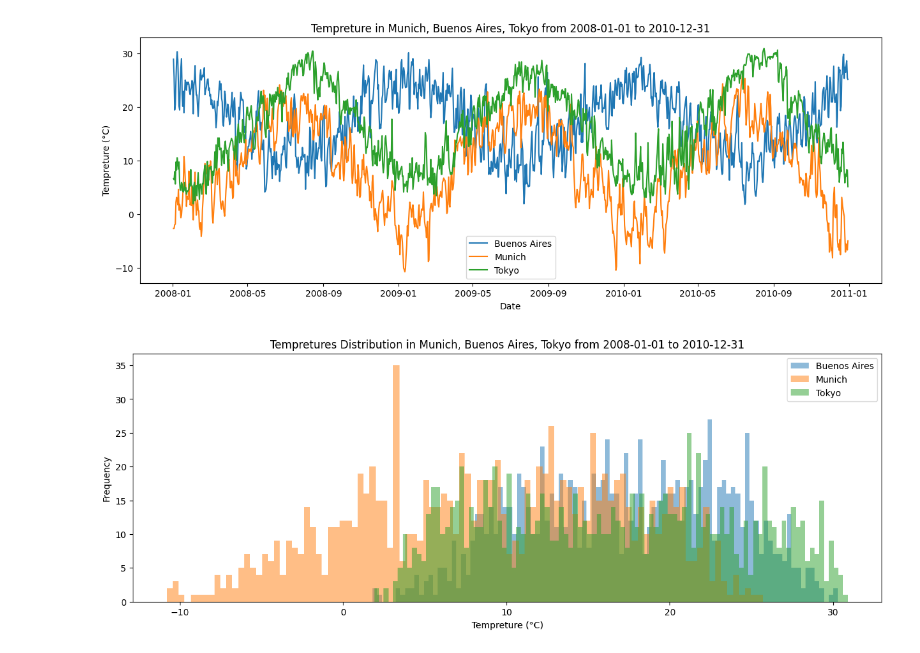
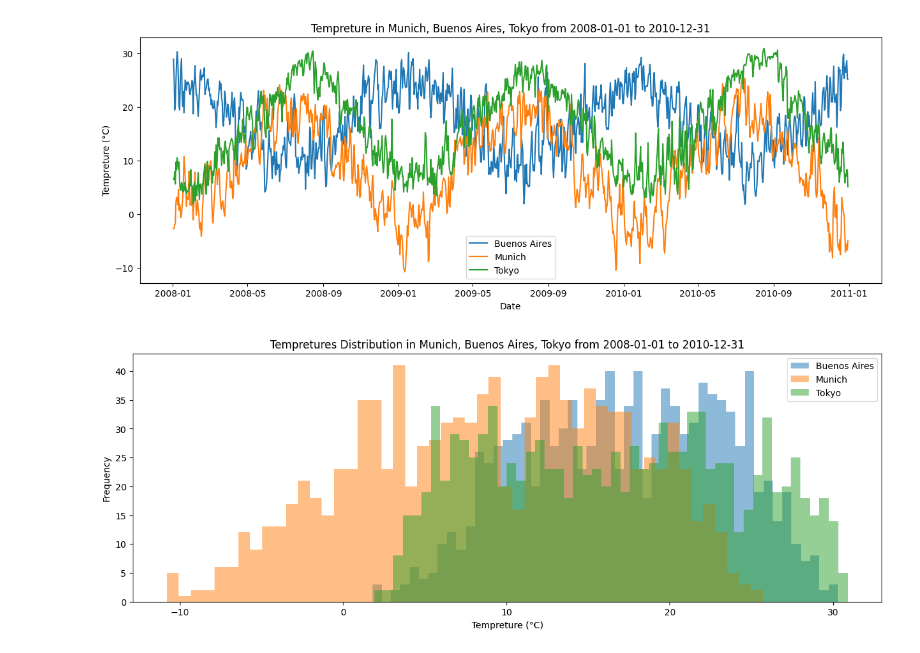
Before and after one commit to damukha/eae_ipld_project, a Jupyter notebook: development/03_temperatures_dashboard.ipynb, the cells around one changed output. Drawn from its saved outputs; the diff is of its cells as text; code cells hidden in the pictures.

```diff
--- a/development/03_temperatures_dashboard.ipynb
+++ b/development/03_temperatures_dashboard.ipynb
@@ -194,20 +194,20 @@ plt.show()
 # %%
 # TODO: Build the histogram plot for the selected cities using the city_df_period AvgTemperatureCelsius column as the data to plot for each one
 
 plt.figure(figsize=(15, 5))
 
 # for city in selected_cities:
 #     city_df = None            # TODO: get a dataframe with the rows of the selected city
 #     city_df_period = None     # TODO: get a dataframe with the rows of the selected city and the selected period of time using the Date column and any of the <, >, <=, >= operators to compare with start_date and end_date
 for city, group in city_df_period.groupby("City"):
-    plt.hist(group["AvgTemperatureCelsius"], label=city, bins=100, alpha = 0.5)                    # TODO: plot each city histogram in the same plot and use the label parameter to set the legend name for each city
+    plt.hist(group["AvgTemperatureCelsius"], label=city, bins=50, alpha = 0.5)                    # TODO: plot each city histogram in the same plot and use the label parameter to set the legend name for each city
 
 plt.title(f"Tempretures Distribution in {', '.join(selected_cities)} from {start_date} to {end_date}")   # TODO
 plt.xlabel("Tempreture (\u00b0C)")  # TODO
 plt.ylabel("Frequency")  # TODO
 
 plt.legend()
 
 plt.show()
 # %% [output]
-[figure, old version]
+[figure, new version]
```
Also changed, not shown: 2 other files.
